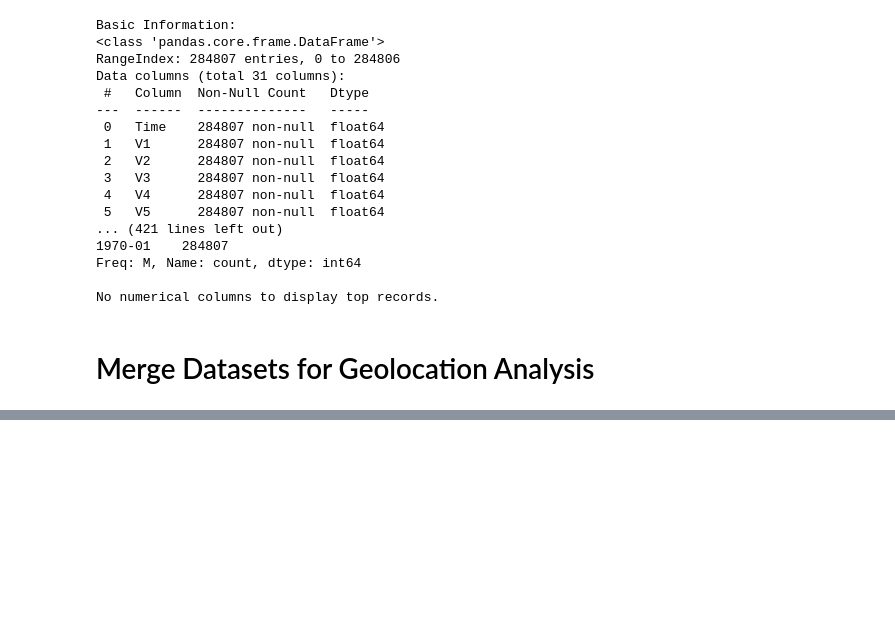
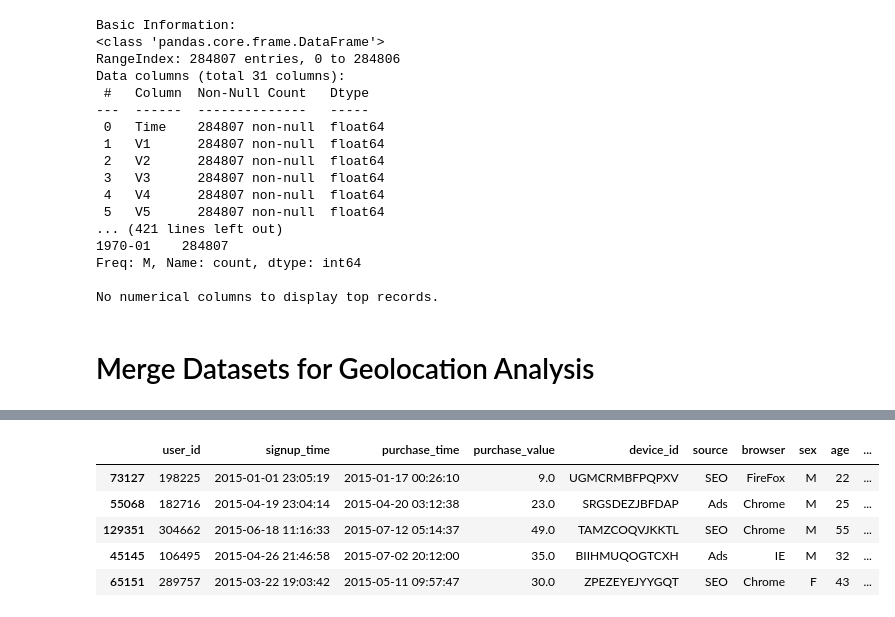
Before and after one commit to mihretgold/Adey-Innovation-Fraud-Detection-Project-, a Jupyter notebook: notebooks/fraud_detection.ipynb, the cells around one changed output, grey strips where cells are left out. Drawn from its saved outputs; the diff is of its cells as text; code cells hidden in the pictures; blank space fills up the shorter version.

```diff
--- a/notebooks/fraud_detection.ipynb
+++ b/notebooks/fraud_detection.ipynb
@@ -156,8 +157,8 @@ df1['device_id'] = df1['device_id'].astype(str)
 df1['source'] = df1['source'].astype(str)
 df1['browser'] = df1['browser'].astype(str)
 df1['sex'] = df1['sex'].astype(str)
-df1['ip_address'] = df1['ip_address'].astype(str)
-# df1['purchase_value'] = df1['purchase_value'].astype(float)
+df1['ip_address'] = df1['ip_address'].astype(float)
+df1['purchase_value'] = df1['purchase_value'].astype(float)
 df1['age'] = df1['age'].astype(int)
 df1['class'] = df1['class'].astype(int)
 
@@ -373,26 +420,33 @@ No numerical columns to display top records.
 # %%
 # Convert IP address columns to integer format
 df1['ip_address'] = df1['ip_address'].astype(int)
 df2['lower_bound_ip_address'] = df2['lower_bound_ip_address'].astype(int)
 df2['upper_bound_ip_address'] = df2['upper_bound_ip_address'].astype(int)
 
 # Merge the dataframes based on IP address range
 merged_data = pd.merge_asof(
     df1.sort_values('ip_address'),
     df2.sort_values('lower_bound_ip_address'),
     left_on='ip_address',
     right_on='lower_bound_ip_address',
     direction='backward'
 )
 
 # Filter the merged dataframe to only include rows where the ip_address is within the range
 merged_data = merged_data[
     (merged_data['ip_address'] >= merged_data['lower_bound_ip_address']) &
     (merged_data['ip_address'] <= merged_data['upper_bound_ip_address'])
 ]
 
 # Drop unnecessary columns
 merged_data = merged_data.drop(columns=['lower_bound_ip_address', 'upper_bound_ip_address'])
 
 # Display the merged dataframe
-print(merged_data.head())
+merged_data.sample(5)
+# %% [output]
+|  | user_id | signup_time | purchase_time | purchase_value | device_id | source | browser | sex | age | ... |
+| 73127 | 198225 | 2015-01-01 23:05:19 | 2015-01-17 00:26:10 | 9.0 | UGMCRMBFPQPXV | SEO | FireFox | M | 22 | ... |
+| 55068 | 182716 | 2015-04-19 23:04:14 | 2015-04-20 03:12:38 | 23.0 | SRGSDEZJBFDAP | Ads | Chrome | M | 25 | ... |
+| 129351 | 304662 | 2015-06-18 11:16:33 | 2015-07-12 05:14:37 | 49.0 | TAMZCOQVJKKTL | SEO | Chrome | M | 55 | ... |
+| 45145 | 106495 | 2015-04-26 21:46:58 | 2015-07-02 20:12:00 | 35.0 | BIIHMUQOGTCXH | Ads | IE | M | 32 | ... |
+| 65151 | 289757 | 2015-03-22 19:03:42 | 2015-05-11 09:57:47 | 30.0 | ZPEZEYEJYYGQT | SEO | Chrome | F | 43 | ... |
```
Also changed, not shown: parts of 27 cells of this notebook.
